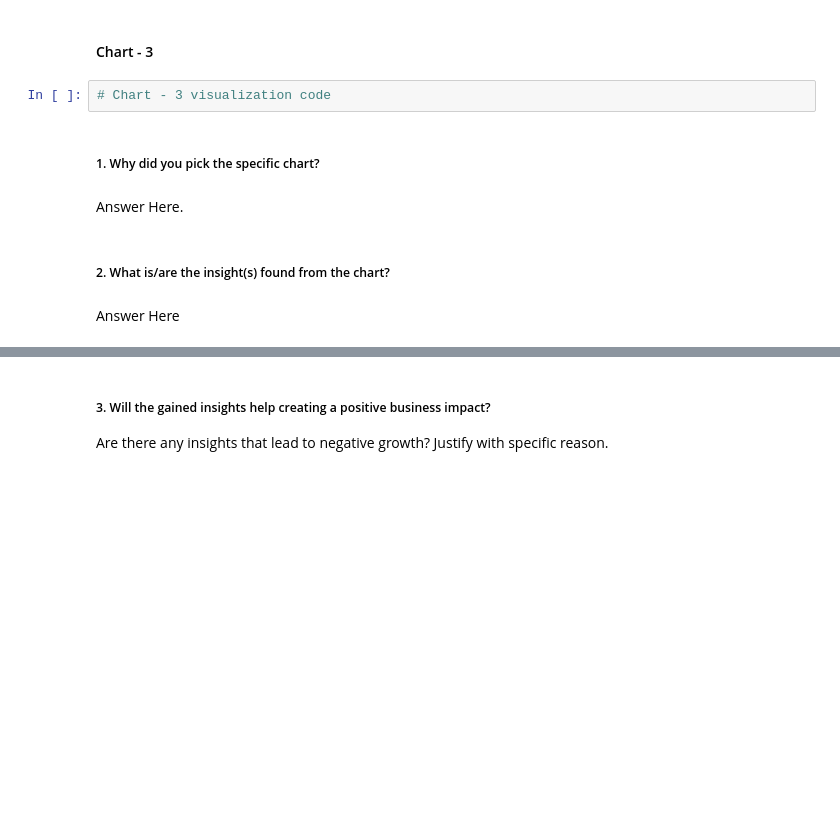
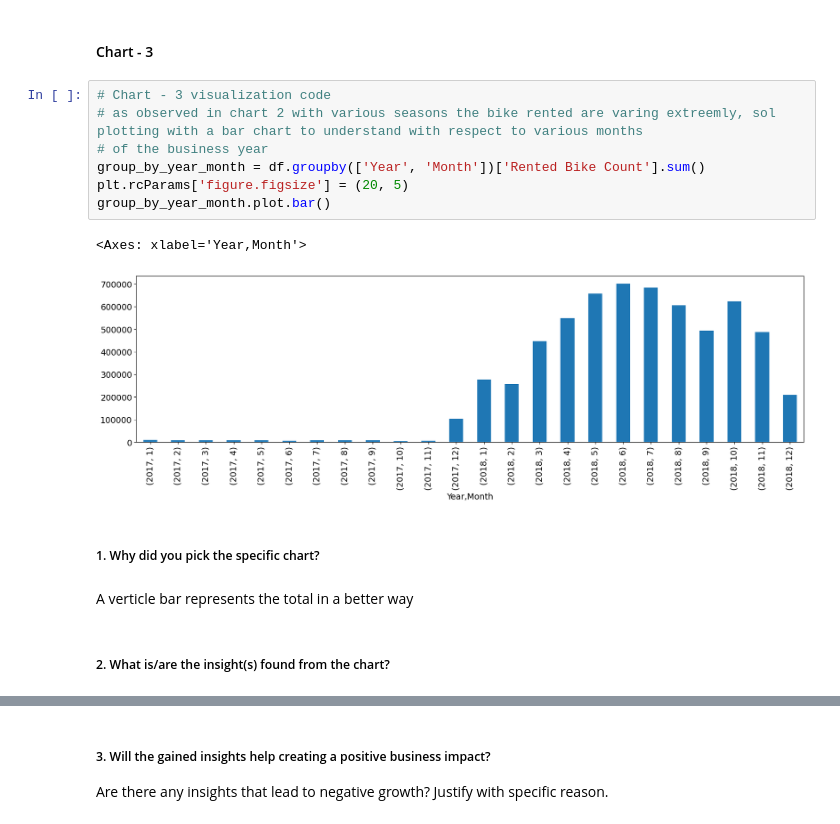
Before and after one commit to azizdafi/Bike-Sharing-Prediction, a Jupyter notebook: Bike_sharing_demand_Prediction_Sayed_Aziz.ipynb, the cells around one changed output, grey strips where cells are left out. Drawn from its saved outputs; the diff is of its cells as text; blank space fills up the shorter version.

```diff
--- a/Bike_sharing_demand_Prediction_Sayed_Aziz.ipynb
+++ b/Bike_sharing_demand_Prediction_Sayed_Aziz.ipynb
@@ -394,12 +485,18 @@ Answer Here
 # %% [markdown]
 #### Chart - 3
-# %%
-# Chart - 3 visualization code
+# %%
+# Chart - 3 visualization code
+# as observed in chart 2 with various seasons the bike rented are varing extreemly, sol plotting with a bar chart to understand with respect to various months
+# of the business year
+group_by_year_month = df.groupby(['Year', 'Month'])['Rented Bike Count'].sum()
+plt.rcParams['figure.figsize'] = (20, 5)
+group_by_year_month.plot.bar()
+# %% [output]
+<Axes: xlabel='Year,Month'>
+[figure, added]
 # %% [markdown]
 ##### 1. Why did you pick the specific chart?
-# %% [markdown]
-Answer Here.
+# %% [markdown]
+A verticle bar represents the total in a better way
 # %% [markdown]
 ##### 2. What is/are the insight(s) found from the chart?
-# %% [markdown]
-Answer Here
```
Also changed, not shown: parts of 30 cells of this notebook.
